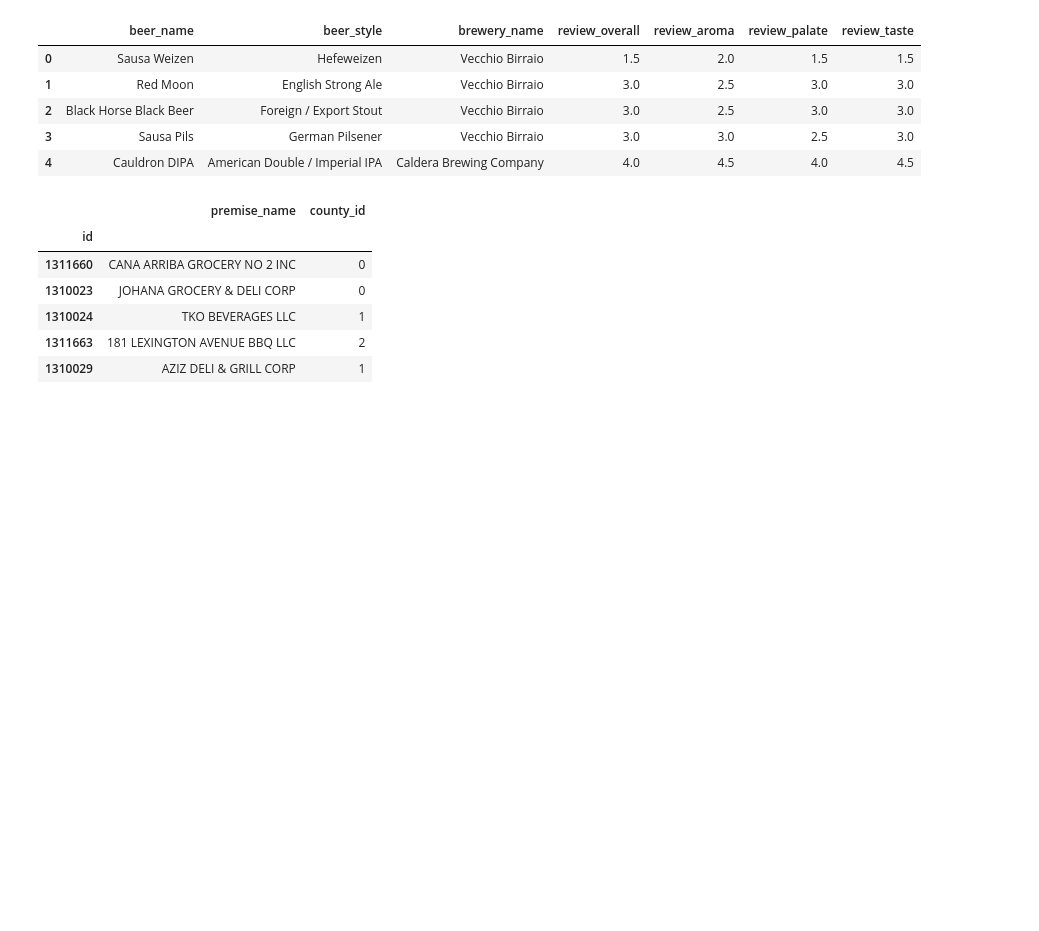
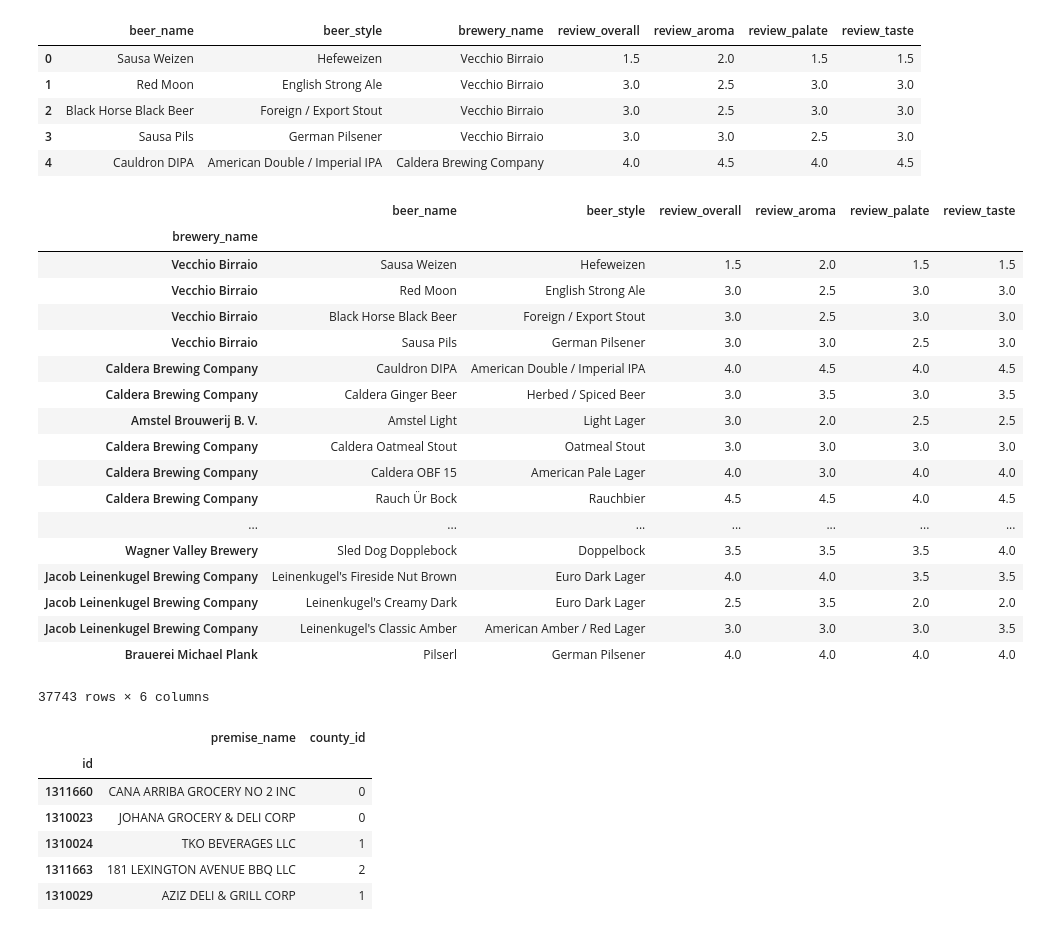
Before and after one commit to 123bmoney0/Beers_With_Brute_Force, a Jupyter notebook: ETL_data.ipynb, the cells around one changed output. Cells and saved outputs as stored; diff of their text form; code cells hidden in the pictures; blank space fills up the shorter version.

```diff
--- a/ETL_data.ipynb
+++ b/ETL_data.ipynb
@@ -48,6 +50,29 @@ reviews_transformed.head()
 | 2 | Black Horse Black Beer | Foreign / Export Stout | Vecchio Birraio | 3.0 | 2.5 | 3.0 | 3.0 |
 | 3 | Sausa Pils | German Pilsener | Vecchio Birraio | 3.0 | 3.0 | 2.5 | 3.0 |
 | 4 | Cauldron DIPA | American Double / Imperial IPA | Caldera Brewing Company | 4.0 | 4.5 | 4.0 | 4.5 |
+# %%
+# Set index as name column
+reviews_transformed.set_index('brewery_name') #, inplace=True)
+# %% [output]
+|  | beer_name | beer_style | review_overall | review_aroma | review_palate | review_taste |
+| brewery_name |  |  |  |  |  |  |
+| Vecchio Birraio | Sausa Weizen | Hefeweizen | 1.5 | 2.0 | 1.5 | 1.5 |
+| Vecchio Birraio | Red Moon | English Strong Ale | 3.0 | 2.5 | 3.0 | 3.0 |
+| Vecchio Birraio | Black Horse Black Beer | Foreign / Export Stout | 3.0 | 2.5 | 3.0 | 3.0 |
+| Vecchio Birraio | Sausa Pils | German Pilsener | 3.0 | 3.0 | 2.5 | 3.0 |
+| Caldera Brewing Company | Cauldron DIPA | American Double / Imperial IPA | 4.0 | 4.5 | 4.0 | 4.5 |
+| Caldera Brewing Company | Caldera Ginger Beer | Herbed / Spiced Beer | 3.0 | 3.5 | 3.0 | 3.5 |
+| Amstel Brouwerij B. V. | Amstel Light | Light Lager | 3.0 | 2.0 | 2.5 | 2.5 |
+| Caldera Brewing Company | Caldera Oatmeal Stout | Oatmeal Stout | 3.0 | 3.0 | 3.0 | 3.0 |
+| Caldera Brewing Company | Caldera OBF 15 | American Pale Lager | 4.0 | 3.0 | 4.0 | 4.0 |
+| Caldera Brewing Company | Rauch Ür Bock | Rauchbier | 4.5 | 4.5 | 4.0 | 4.5 |
+| ... | ... | ... | ... | ... | ... | ... |
+| Wagner Valley Brewery | Sled Dog Dopplebock | Doppelbock | 3.5 | 3.5 | 3.5 | 4.0 |
+| Jacob Leinenkugel Brewing Company | Leinenkugel's Fireside Nut Brown | Euro Dark Lager | 4.0 | 4.0 | 3.5 | 3.5 |
+| Jacob Leinenkugel Brewing Company | Leinenkugel's Creamy Dark | Euro Dark Lager | 2.5 | 3.5 | 2.0 | 2.0 |
+| Jacob Leinenkugel Brewing Company | Leinenkugel's Classic Amber | American Amber / Red Lager | 3.0 | 3.0 | 3.0 | 3.5 |
+| Brauerei Michael Plank | Pilserl | German Pilsener | 4.0 | 4.0 | 4.0 | 4.0 |
+37743 rows × 6 columns
 # %%
 '''
 # Rename the column headers
```
Also changed, not shown: parts of 6 cells of this notebook, 4 other files.
